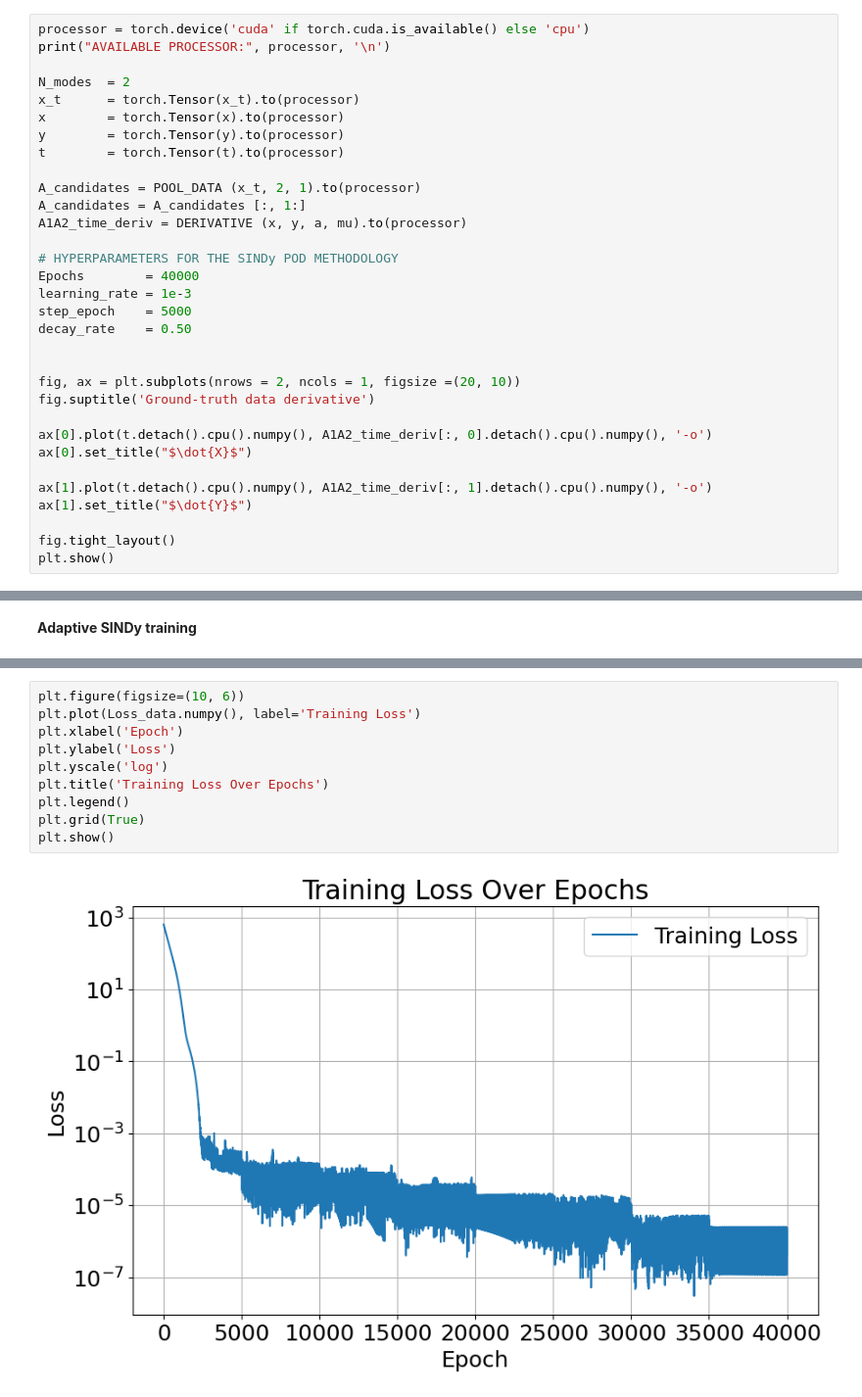
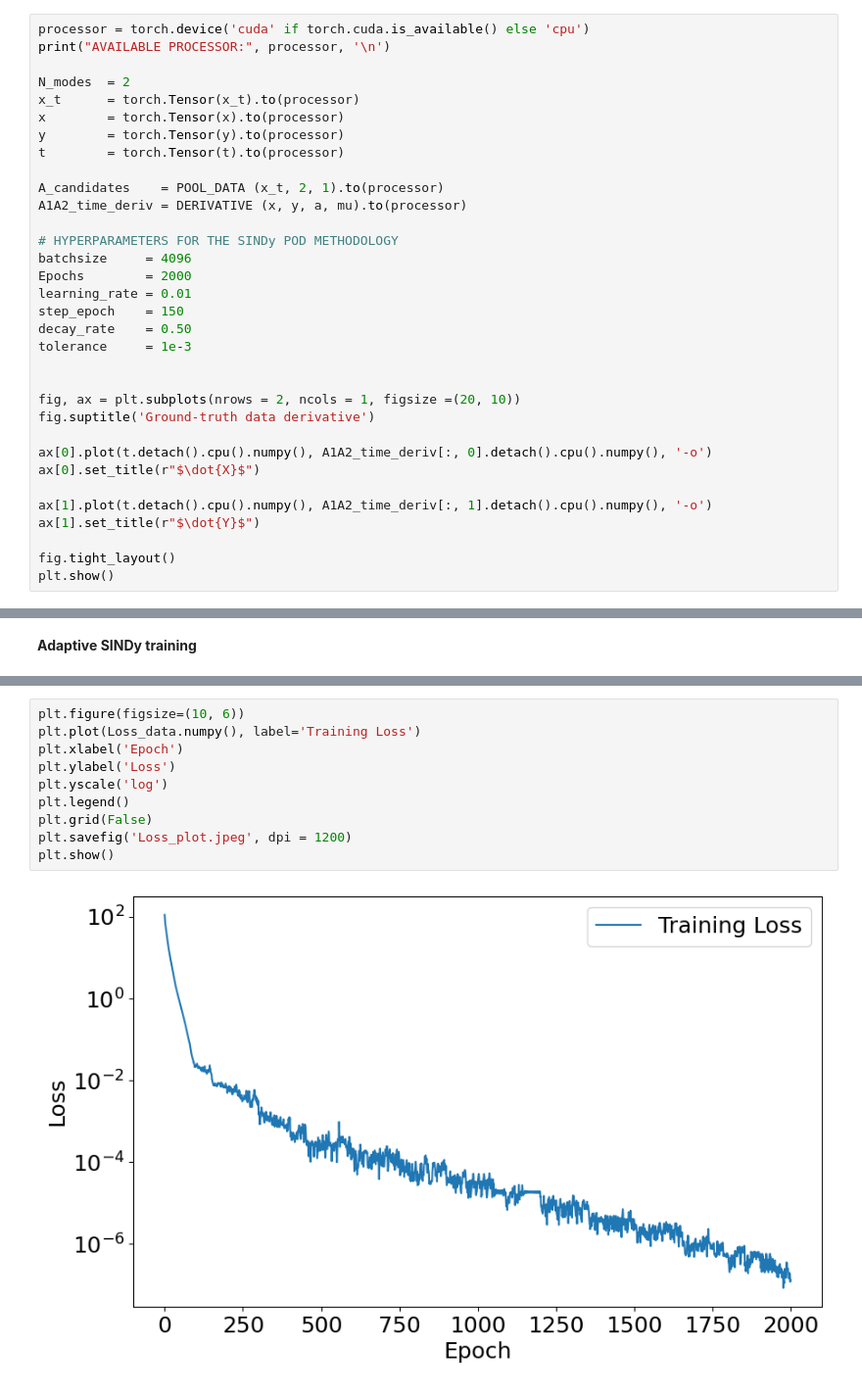
Before and after one commit to siva-viknesh/ADAM-SINDy, a Jupyter notebook: 3_Van_der_Pol_oscillator/ADAM_SINDy_Van_der_pol_Oscillator_Batching.ipynb, the cells around one changed output, grey strips where cells are left out. Shown: that part at 98% size. Saved outputs shown, nothing was run; the diff lists cells and outputs as text.

```diff
--- a/3_Van_der_Pol_oscillator/SGD_SINDy_Van_der_pol_Oscillator.ipynb
+++ b/3_Van_der_Pol_oscillator/ADAM_SINDy_Van_der_pol_Oscillator_Batching.ipynb
@@ -108,25 +108,26 @@ x        = torch.Tensor(x).to(processor)
 y        = torch.Tensor(y).to(processor)
 t        = torch.Tensor(t).to(processor)
 
-A_candidates = POOL_DATA (x_t, 2, 1).to(processor)
-A_candidates = A_candidates [:, 1:]
+A_candidates    = POOL_DATA (x_t, 2, 1).to(processor)
 A1A2_time_deriv = DERIVATIVE (x, y, a, mu).to(processor)
 
 # HYPERPARAMETERS FOR THE SINDy POD METHODOLOGY
-Epochs        = 40000
-learning_rate = 1e-3
-step_epoch    = 5000
+batchsize     = 4096
+Epochs        = 2000
+learning_rate = 0.01
+step_epoch    = 150
 decay_rate    = 0.50
+tolerance     = 1e-3
 
 
 fig, ax = plt.subplots(nrows = 2, ncols = 1, figsize =(20, 10))
 fig.suptitle('Ground-truth data derivative')
 
 ax[0].plot(t.detach().cpu().numpy(), A1A2_time_deriv[:, 0].detach().cpu().numpy(), '-o')
-ax[0].set_title("$\dot{X}$")
+ax[0].set_title(r"$\dot{X}$")
 
 ax[1].plot(t.detach().cpu().numpy(), A1A2_time_deriv[:, 1].detach().cpu().numpy(), '-o')
-ax[1].set_title("$\dot{Y}$")
+ax[1].set_title(r"$\dot{Y}$")
 
 fig.tight_layout()
 plt.show()
@@ -277,12 +341,12 @@ tensor([2.1501, 1.0001], device='cuda:0', grad_fn=<SelectBackward0>)
 # %%
 plt.figure(figsize=(10, 6))
 plt.plot(Loss_data.numpy(), label='Training Loss')
 plt.xlabel('Epoch')
 plt.ylabel('Loss')
 plt.yscale('log')
-plt.title('Training Loss Over Epochs')
 plt.legend()
-plt.grid(True)
+plt.grid(False)
+plt.savefig('Loss_plot.jpeg', dpi = 1200)
 plt.show()
 # %% [output]
-[figure, old version]
+[figure, new version]
```
Also changed, not shown: parts of 12 cells of this notebook, 3 other files.
